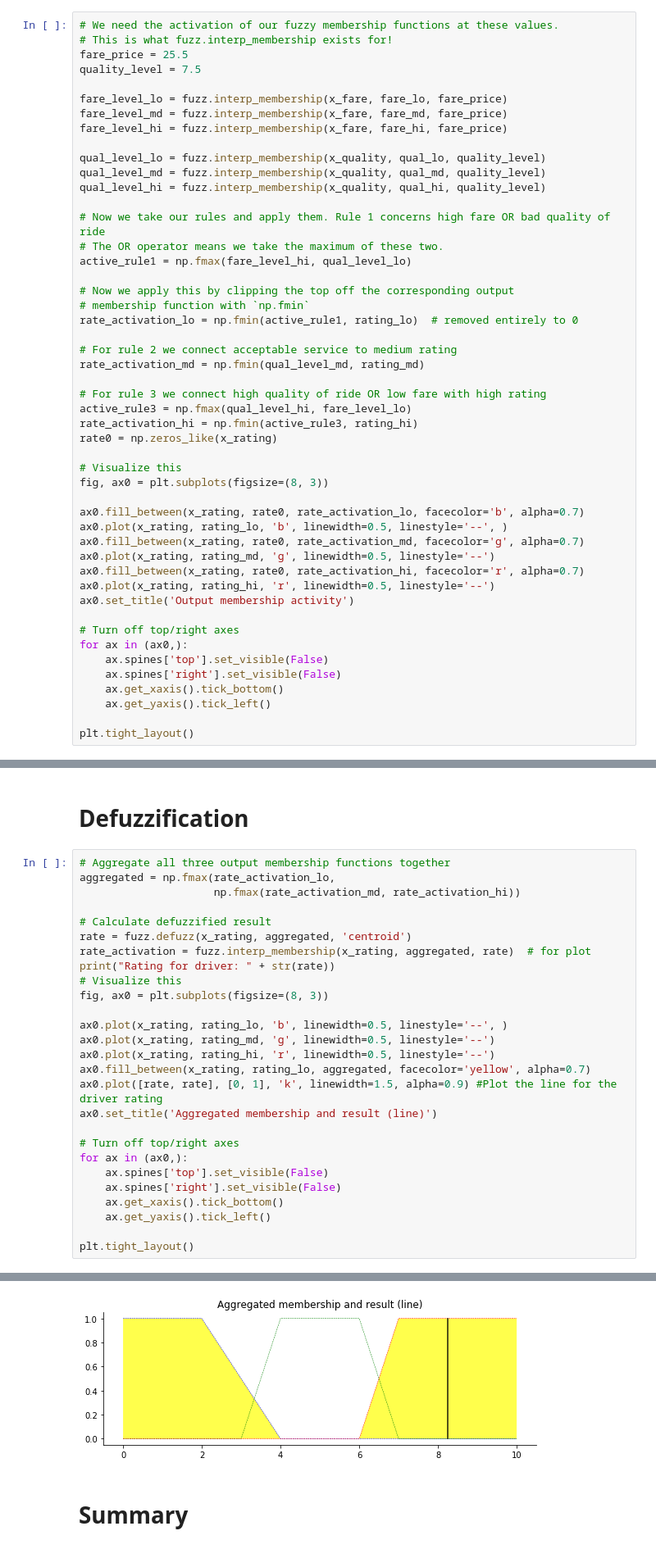
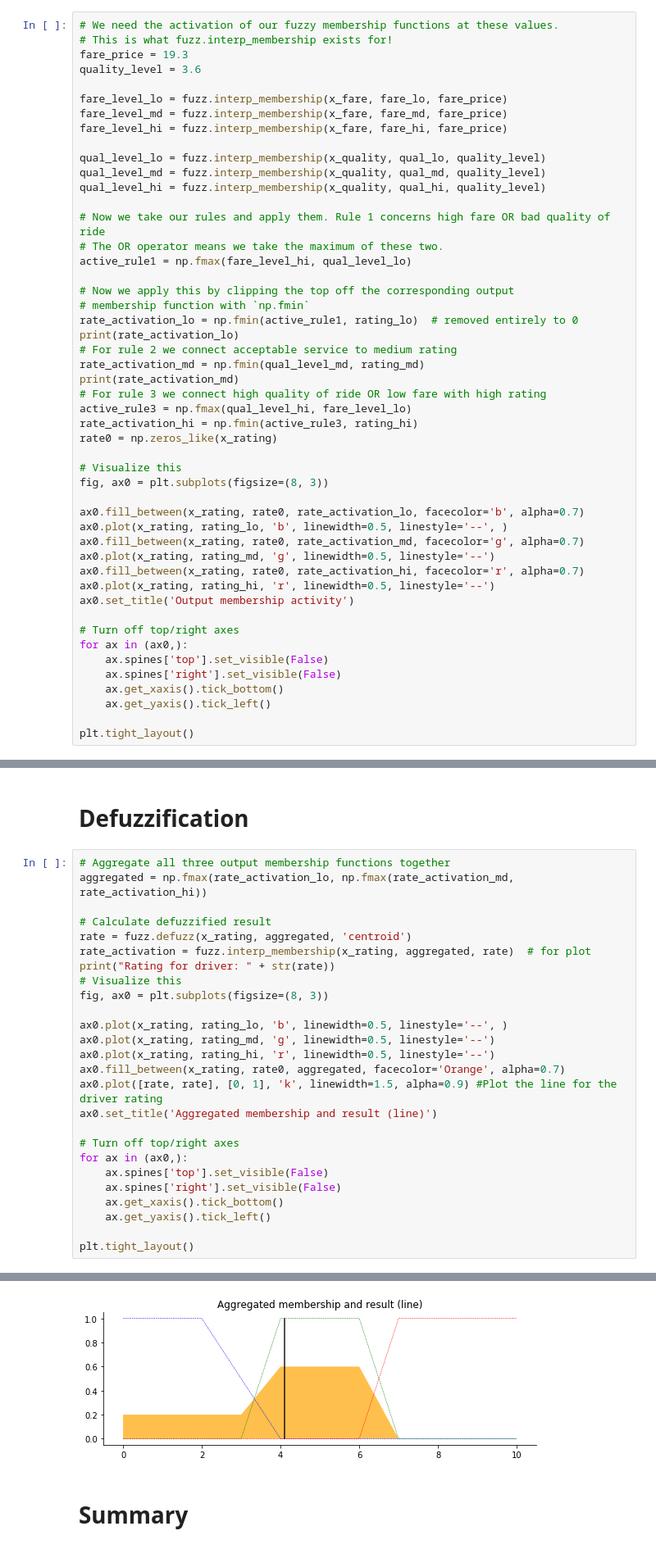
Before and after one commit to hoyin91/CCS516_Assignment2_fuzzy, a Jupyter notebook: Fuzzy_ass_2.ipynb, the cells around one changed output, grey strips where cells are left out. Shown: that part at 82% size. Cells and saved outputs as stored; diff of their text form.

```diff
--- a/Fuzzy_ass_2.ipynb
+++ b/Fuzzy_ass_2.ipynb
@@ -64,8 +64,8 @@ The fuzzy relationship between input (fare & quality of ride) and output variabl
 # %%
 # We need the activation of our fuzzy membership functions at these values.
 # This is what fuzz.interp_membership exists for!
-fare_price = 25.5
-quality_level = 7.5
+fare_price = 19.3
+quality_level = 3.6
 
 fare_level_lo = fuzz.interp_membership(x_fare, fare_lo, fare_price)
 fare_level_md = fuzz.interp_membership(x_fare, fare_md, fare_price)
@@ -82,10 +82,10 @@ active_rule1 = np.fmax(fare_level_hi, qual_level_lo)
 # Now we apply this by clipping the top off the corresponding output
 # membership function with `np.fmin`
 rate_activation_lo = np.fmin(active_rule1, rating_lo)  # removed entirely to 0
-
+print(rate_activation_lo)
 # For rule 2 we connect acceptable service to medium rating
 rate_activation_md = np.fmin(qual_level_md, rating_md)
-
+print(rate_activation_md)
 # For rule 3 we connect high quality of ride OR low fare with high rating
 active_rule3 = np.fmax(qual_level_hi, fare_level_lo)
 rate_activation_hi = np.fmin(active_rule3, rating_hi)
@@ -116,8 +118,7 @@ plt.tight_layout()
 # Defuzzification
 # %%
 # Aggregate all three output membership functions together
-aggregated = np.fmax(rate_activation_lo,
-                     np.fmax(rate_activation_md, rate_activation_hi))
+aggregated = np.fmax(rate_activation_lo, np.fmax(rate_activation_md, rate_activation_hi))
 
 # Calculate defuzzified result
 rate = fuzz.defuzz(x_rating, aggregated, 'centroid')
@@ -129,7 +130,7 @@ fig, ax0 = plt.subplots(figsize=(8, 3))
 ax0.plot(x_rating, rating_lo, 'b', linewidth=0.5, linestyle='--', )
 ax0.plot(x_rating, rating_md, 'g', linewidth=0.5, linestyle='--')
 ax0.plot(x_rating, rating_hi, 'r', linewidth=0.5, linestyle='--')
-ax0.fill_between(x_rating, rating_lo, aggregated, facecolor='yellow', alpha=0.7)
+ax0.fill_between(x_rating, rate0, aggregated, facecolor='Orange', alpha=0.7)
 ax0.plot([rate, rate], [0, 1], 'k', linewidth=1.5, alpha=0.9) #Plot the line for the driver rating
 ax0.set_title('Aggregated membership and result (line)')
 
@@ -146,3 +147,3 @@ Rating for driver: 8.238095238095239
-[figure, old version]
+[figure, new version]
 # %% [markdown]
 # Summary
```
Also changed, not shown: parts of 2 cells of this notebook.
